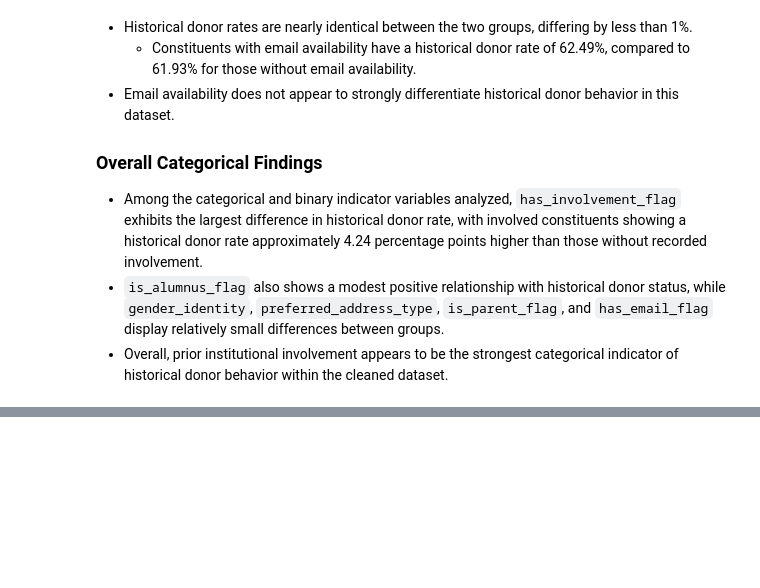
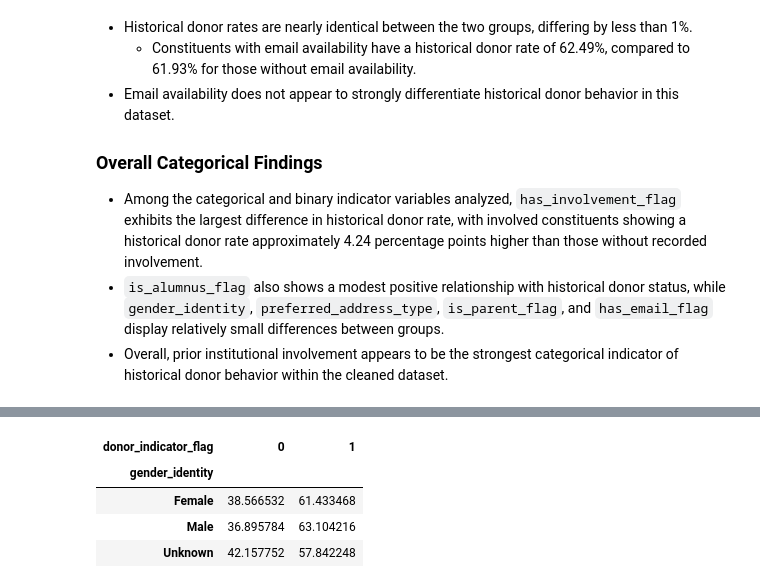
Before and after one commit to MDarkHead/red-cross-donor-prediction, a Jupyter notebook: notebooks/02_eda.ipynb, the cells around one changed output, grey strips where cells are left out. Cells and saved outputs as stored; diff of their text form; code cells hidden in the pictures; blank space fills up the shorter version.

```diff
--- a/notebooks/02_eda.ipynb
+++ b/notebooks/02_eda.ipynb
@@ -1241,0 +1315,13 @@ Email Availability
+# %%
+# Categorical comparsions
+pd.crosstab(
+    df["gender_identity"],
+    df["donor_indicator_flag"],
+    normalize="index"
+) * 100
+# %% [output]
+| donor_indicator_flag | 0 | 1 |
+| gender_identity |  |  |
+| Female | 38.566532 | 61.433468 |
+| Male | 36.895784 | 63.104216 |
+| Unknown | 42.157752 | 57.842248 |
```
Also changed, not shown: parts of 4 cells of this notebook.
